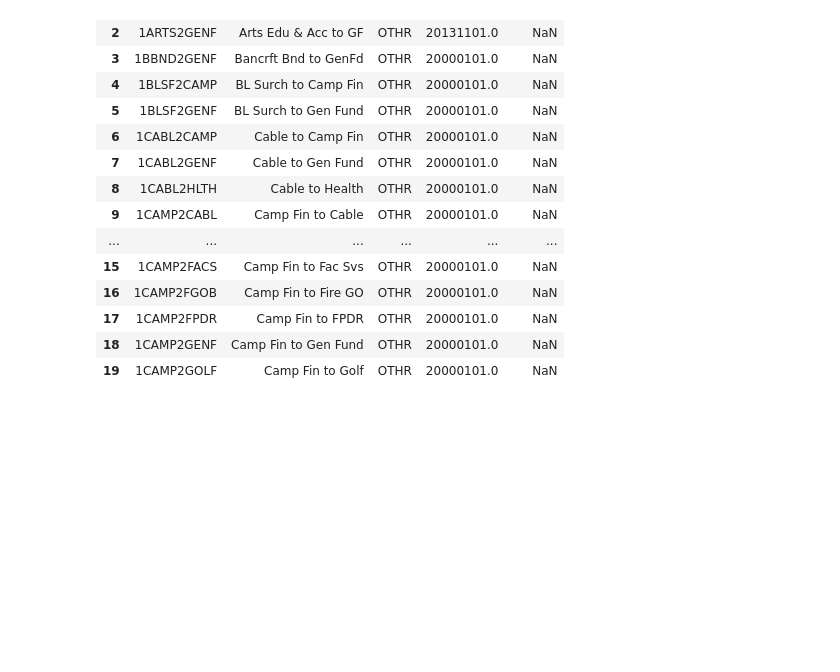
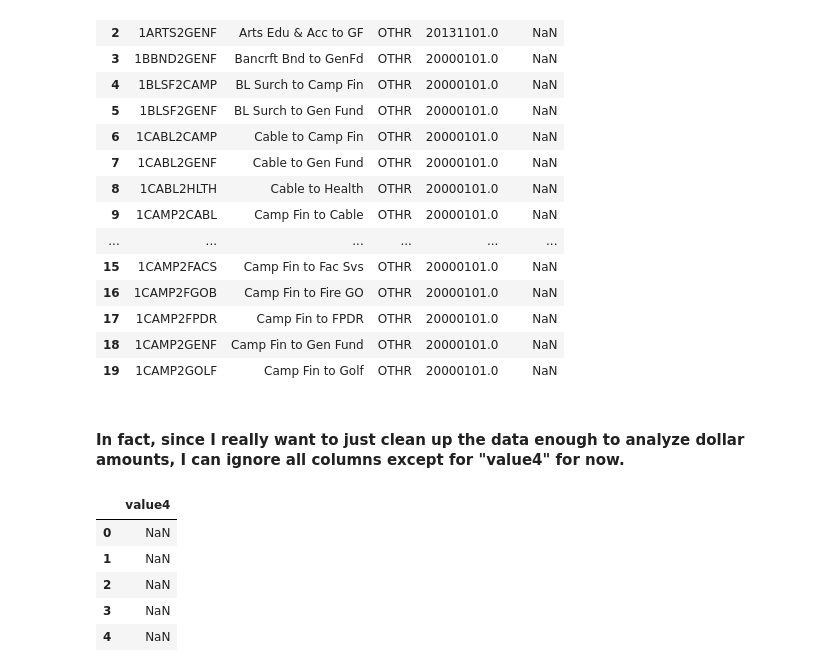
Before and after one commit to jasonleonhard/pdx_budget_data_science_contribution, a Jupyter notebook: notebooks/pandas_dataframe_selection_funded_program_attributes.ipynb, the cells around one changed output. Cells and saved outputs as stored; diff of their text form; code cells hidden in the pictures; blank space fills up the shorter version.

```diff
--- a/notebooks/pandas_dataframe_selection_funded_program_attributes.ipynb
+++ b/notebooks/pandas_dataframe_selection_funded_program_attributes.ipynb
@@ -79,3 +80,15 @@ df1.head(20)
 | 17 | 1CAMP2FPDR | Camp Fin to FPDR | OTHR | 20000101.0 | NaN |
 | 18 | 1CAMP2GENF | Camp Fin to Gen Fund | OTHR | 20000101.0 | NaN |
 | 19 | 1CAMP2GOLF | Camp Fin to Golf | OTHR | 20000101.0 | NaN |
+# %% [markdown]
+#### In fact, since I really want to just clean up the data enough to analyze dollar amounts, I can ignore all columns except for "value4" for now.
+# %%
+v4 = df1.loc[:,['value4']]
+v4.head()
+# %% [output]
+|  | value4 |
+| 0 | NaN |
+| 1 | NaN |
+| 2 | NaN |
+| 3 | NaN |
+| 4 | NaN |
```
Also changed, not shown: parts of 6 cells of this notebook.
